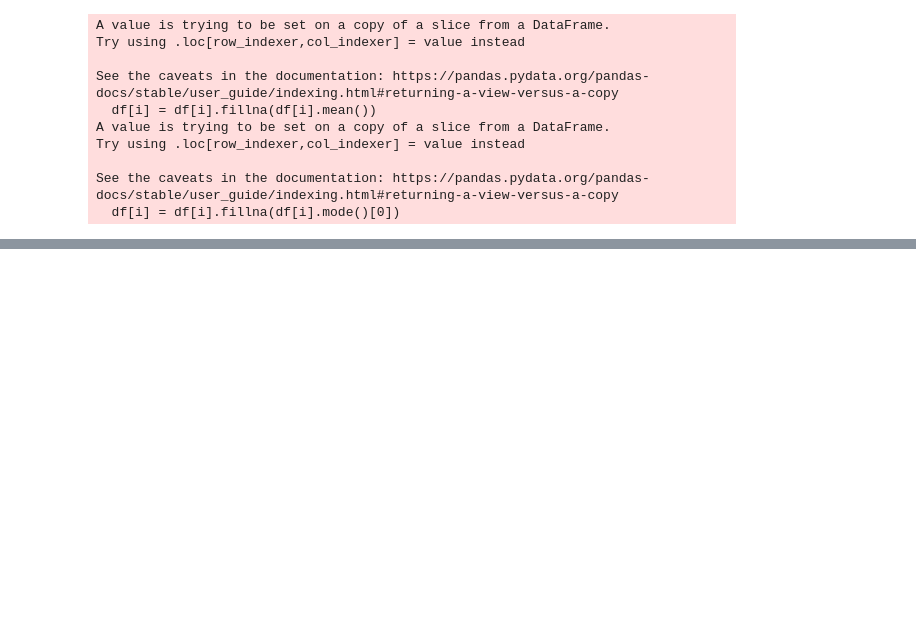
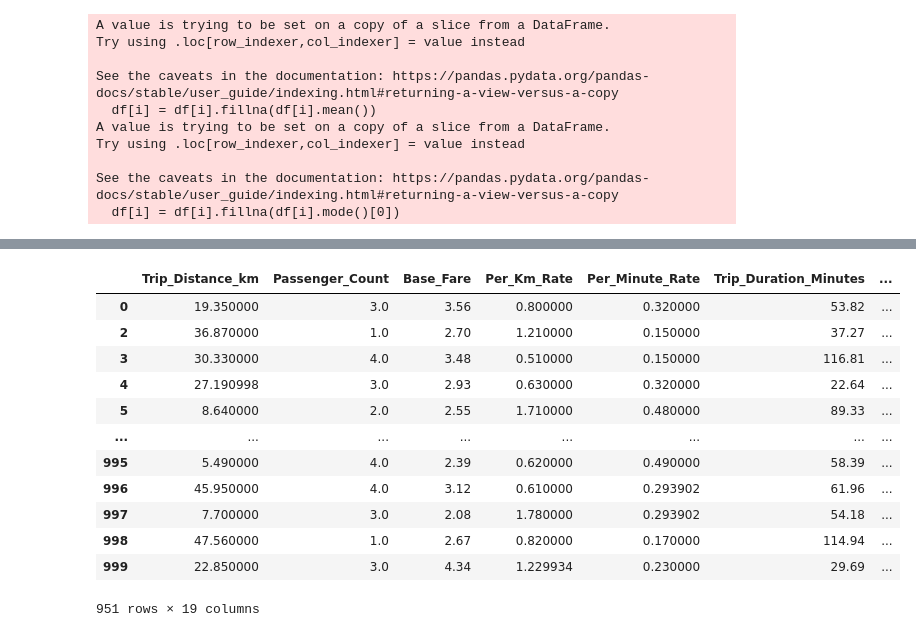
Before and after one commit to AnandVinodkumar/Numpy_Works, a Jupyter notebook: TaxiPricing/taxi_pricing.ipynb, the cells around one changed output, grey strips where cells are left out. Saved outputs shown, nothing was run; the diff lists cells and outputs as text; code cells hidden in the pictures; blank space fills up the shorter version.

```diff
--- a/TaxiPricing/taxi_pricing.ipynb
+++ b/TaxiPricing/taxi_pricing.ipynb
@@ -106 +176,18 @@ See the caveats in the documentation: https://pandas.pydata.org/pandas-docs/stab
+# %%
+df_final = df_final.drop(['Time_of_Day','Day_of_Week','Traffic_Conditions','Weather'],axis=1)
+df_final
+# %% [output]
+|  | Trip_Distance_km | Passenger_Count | Base_Fare | Per_Km_Rate | Per_Minute_Rate | Trip_Duration_Minutes | ... |
+| 0 | 19.350000 | 3.0 | 3.56 | 0.800000 | 0.320000 | 53.82 | ... |
+| 2 | 36.870000 | 1.0 | 2.70 | 1.210000 | 0.150000 | 37.27 | ... |
+| 3 | 30.330000 | 4.0 | 3.48 | 0.510000 | 0.150000 | 116.81 | ... |
+| 4 | 27.190998 | 3.0 | 2.93 | 0.630000 | 0.320000 | 22.64 | ... |
+| 5 | 8.640000 | 2.0 | 2.55 | 1.710000 | 0.480000 | 89.33 | ... |
+| ... | ... | ... | ... | ... | ... | ... | ... |
+| 995 | 5.490000 | 4.0 | 2.39 | 0.620000 | 0.490000 | 58.39 | ... |
+| 996 | 45.950000 | 4.0 | 3.12 | 0.610000 | 0.293902 | 61.96 | ... |
+| 997 | 7.700000 | 3.0 | 2.08 | 1.780000 | 0.293902 | 54.18 | ... |
+| 998 | 47.560000 | 1.0 | 2.67 | 0.820000 | 0.170000 | 114.94 | ... |
+| 999 | 22.850000 | 3.0 | 4.34 | 1.229934 | 0.230000 | 29.69 | ... |
+951 rows × 19 columns
 # %%
```
Also changed, not shown: parts of 7 cells of this notebook, 2 other files.
